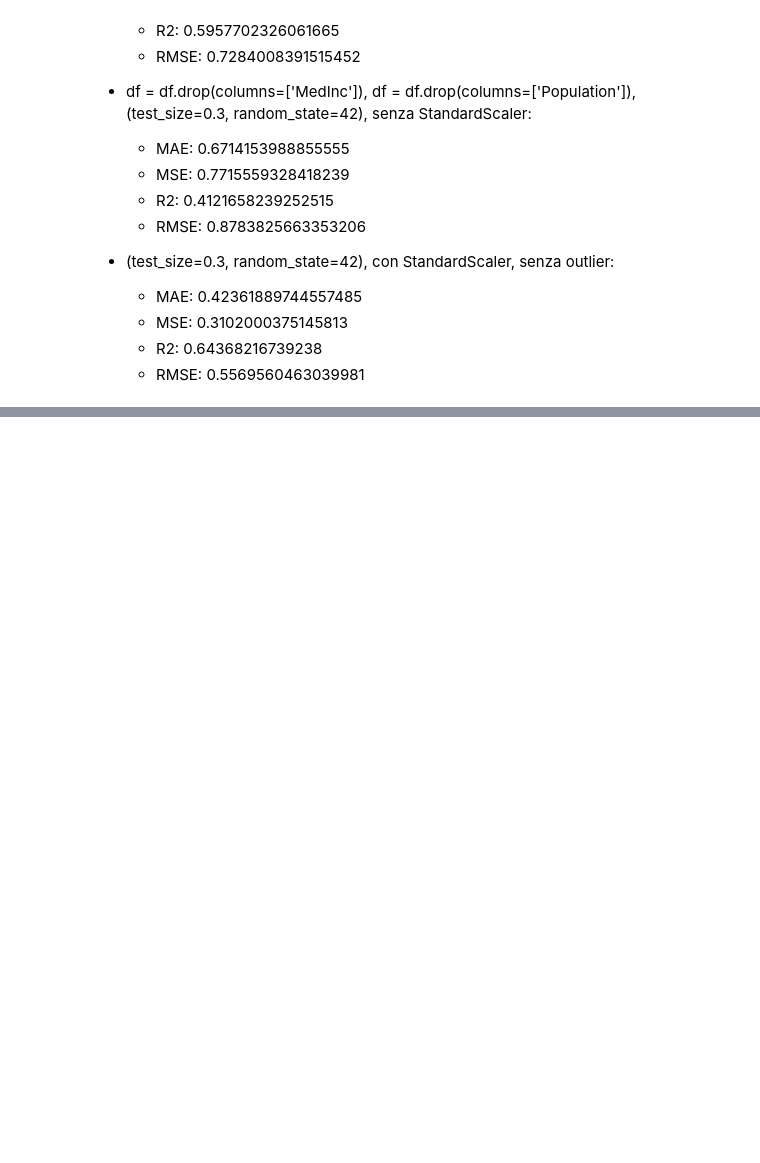
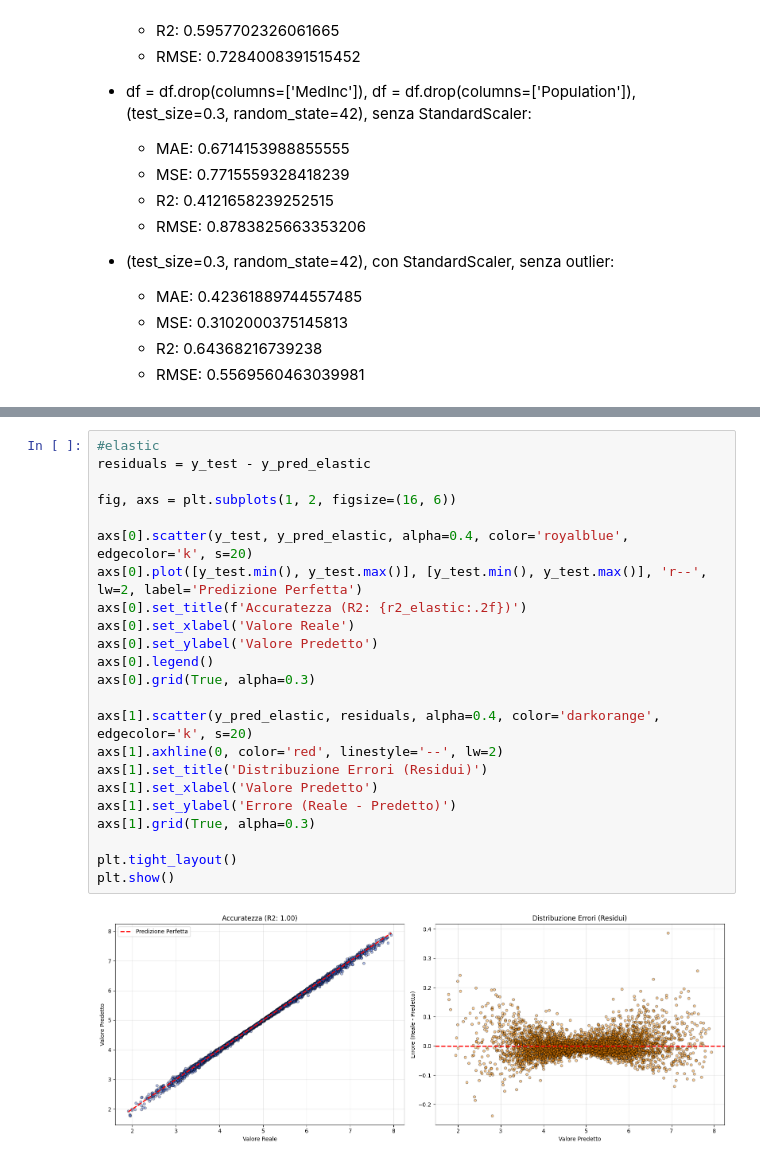
Before and after one commit to GiorgioDn/Scikit_Housing, a Jupyter notebook: Linear_regression.ipynb, the cells around one changed output, grey strips where cells are left out. Saved outputs shown, nothing was run; the diff lists cells and outputs as text; blank space fills up the shorter version.

```diff
--- a/Linear_regression.ipynb
+++ b/Linear_regression.ipynb
@@ -304,0 +452,25 @@ plt.show()
+# %%
+#elastic
+residuals = y_test - y_pred_elastic
+
+fig, axs = plt.subplots(1, 2, figsize=(16, 6))
+
+axs[0].scatter(y_test, y_pred_elastic, alpha=0.4, color='royalblue', edgecolor='k', s=20)
+axs[0].plot([y_test.min(), y_test.max()], [y_test.min(), y_test.max()], 'r--', lw=2, label='Predizione Perfetta')
+axs[0].set_title(f'Accuratezza (R2: {r2_elastic:.2f})')
+axs[0].set_xlabel('Valore Reale')
+axs[0].set_ylabel('Valore Predetto')
+axs[0].legend()
+axs[0].grid(True, alpha=0.3)
+
+axs[1].scatter(y_pred_elastic, residuals, alpha=0.4, color='darkorange', edgecolor='k', s=20)
+axs[1].axhline(0, color='red', linestyle='--', lw=2)
+axs[1].set_title('Distribuzione Errori (Residui)')
+axs[1].set_xlabel('Valore Predetto')
+axs[1].set_ylabel('Errore (Reale - Predetto)')
+axs[1].grid(True, alpha=0.3)
+
+plt.tight_layout()
+plt.show()
+# %% [output]
+[figure, added]
```
Also changed, not shown: parts of 11 cells of this notebook.
